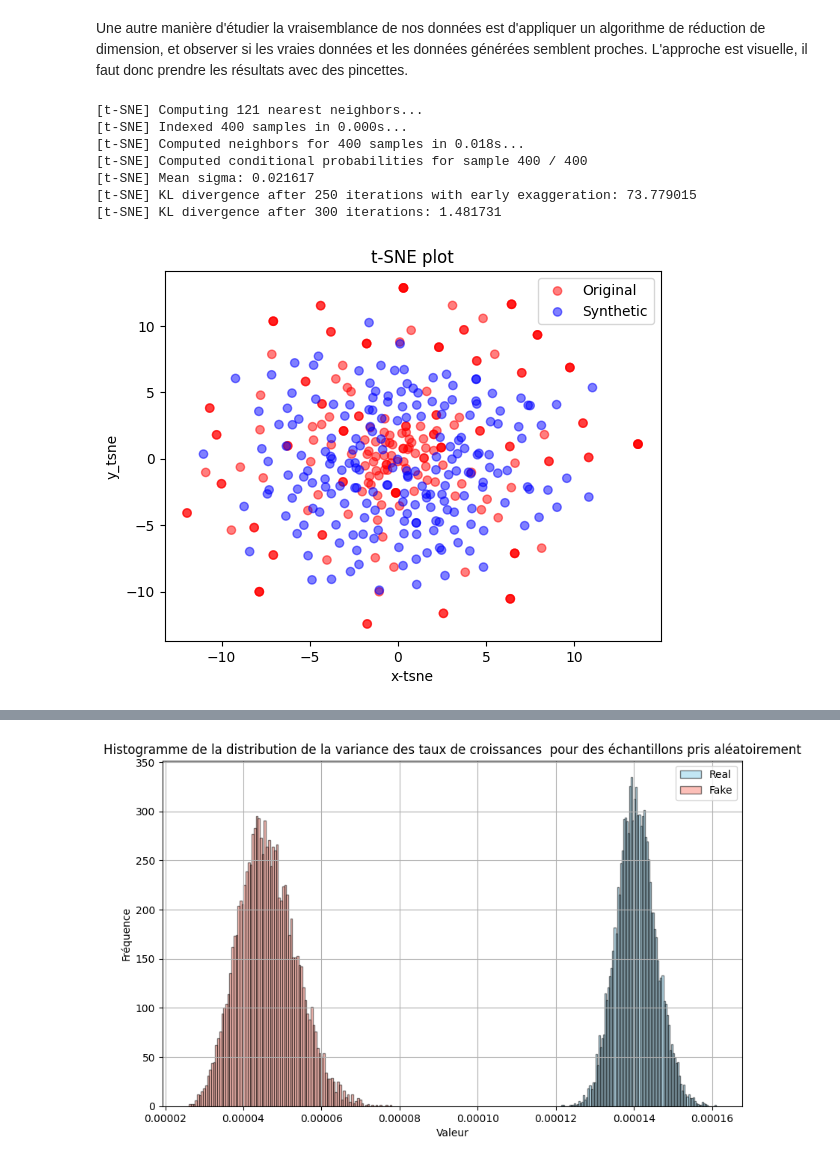
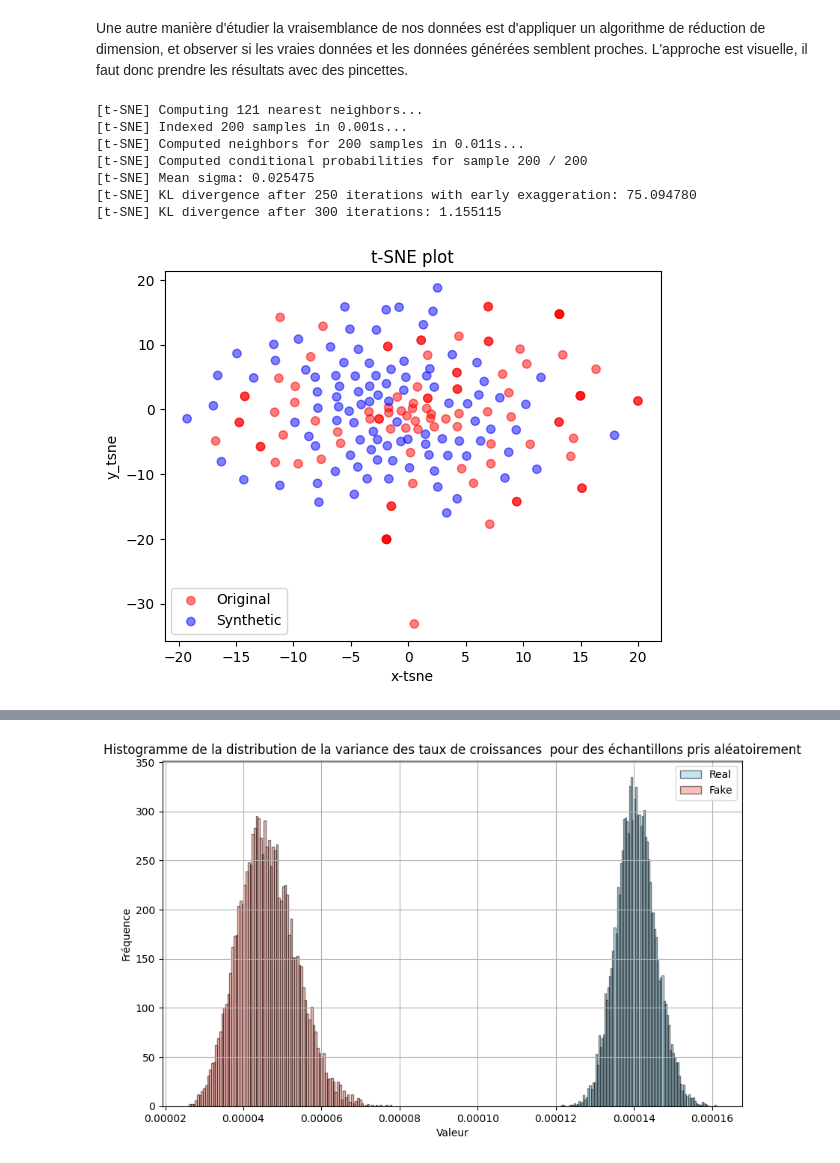
Before and after one commit to QMoayedpour/statapp-hsbc, a Jupyter notebook: gan_cnn.ipynb, the cells around one changed output, grey strips where cells are left out. Cells and saved outputs as stored; diff of their text form; code cells hidden in the pictures.

```diff
--- a/gan_cnn.ipynb
+++ b/gan_cnn.ipynb
@@ -83,0 +72,2 @@ best score : 0.007427626987919211  epoch : 10
+# %%
+train.G.load_state_dict(torch.load('./model/gen_epoch98.pt'))
@@ -186,20 +189,20 @@ Nombre de fois que la vraie série est sortie de l'intervalle :
 Une autre manière d'étudier la vraisemblance de nos données est d'appliquer un algorithme de réduction de dimension, et observer si les vraies données et les données générées semblent proches. L'approche est visuelle, il faut donc prendre les résultats avec des pincettes.
 # %%
 fake , real = train.data.get_samples(G = train.G, latent_dim = train.latent_dim, ts_dim = train.ts_dim,
-                    batch_size=200, conditional= train.conditional, use_cuda=False, data = train.data)
+                    batch_size=100, conditional= train.conditional, use_cuda=False, data = train.data)
 fake = fake/2.2
 real_array = real.float().cpu().detach().numpy()
 fake_array = fake.float().cpu().detach().numpy()
 plot_tsne(real_array,fake_array, random=False)
 # %% [output]
 [t-SNE] Computing 121 nearest neighbors...
-[t-SNE] Indexed 400 samples in 0.000s...
-[t-SNE] Computed neighbors for 400 samples in 0.018s...
-[t-SNE] Computed conditional probabilities for sample 400 / 400
-[t-SNE] Mean sigma: 0.021617
-[t-SNE] KL divergence after 250 iterations with early exaggeration: 73.779015
-[t-SNE] KL divergence after 300 iterations: 1.481731
+[t-SNE] Indexed 200 samples in 0.001s...
+[t-SNE] Computed neighbors for 200 samples in 0.011s...
+[t-SNE] Computed conditional probabilities for sample 200 / 200
+[t-SNE] Mean sigma: 0.025475
+[t-SNE] KL divergence after 250 iterations with early exaggeration: 75.094780
+[t-SNE] KL divergence after 300 iterations: 1.155115
-[figure, old version]
+[figure, new version]
 # %%
 plot_tsne(real_array,fake_array, random=True)
 # %% [output]
```
Also changed, not shown: parts of 6 cells of this notebook, 1 other file.
